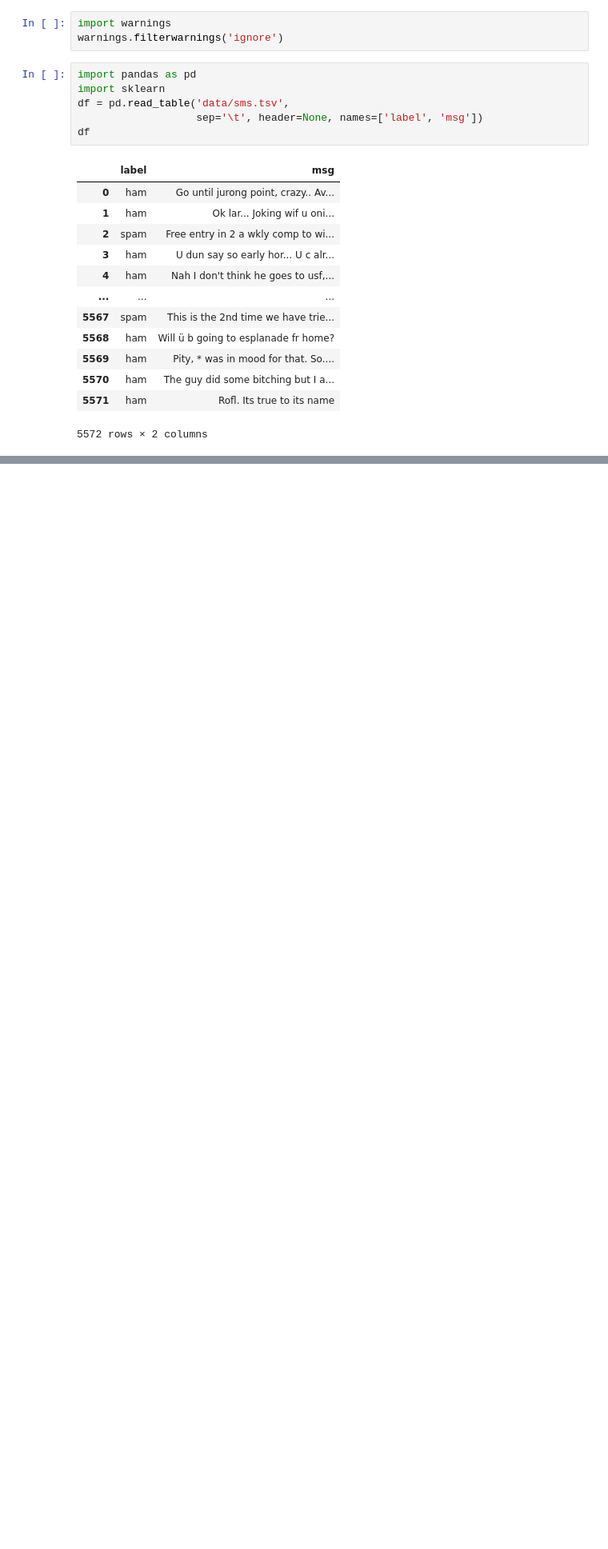
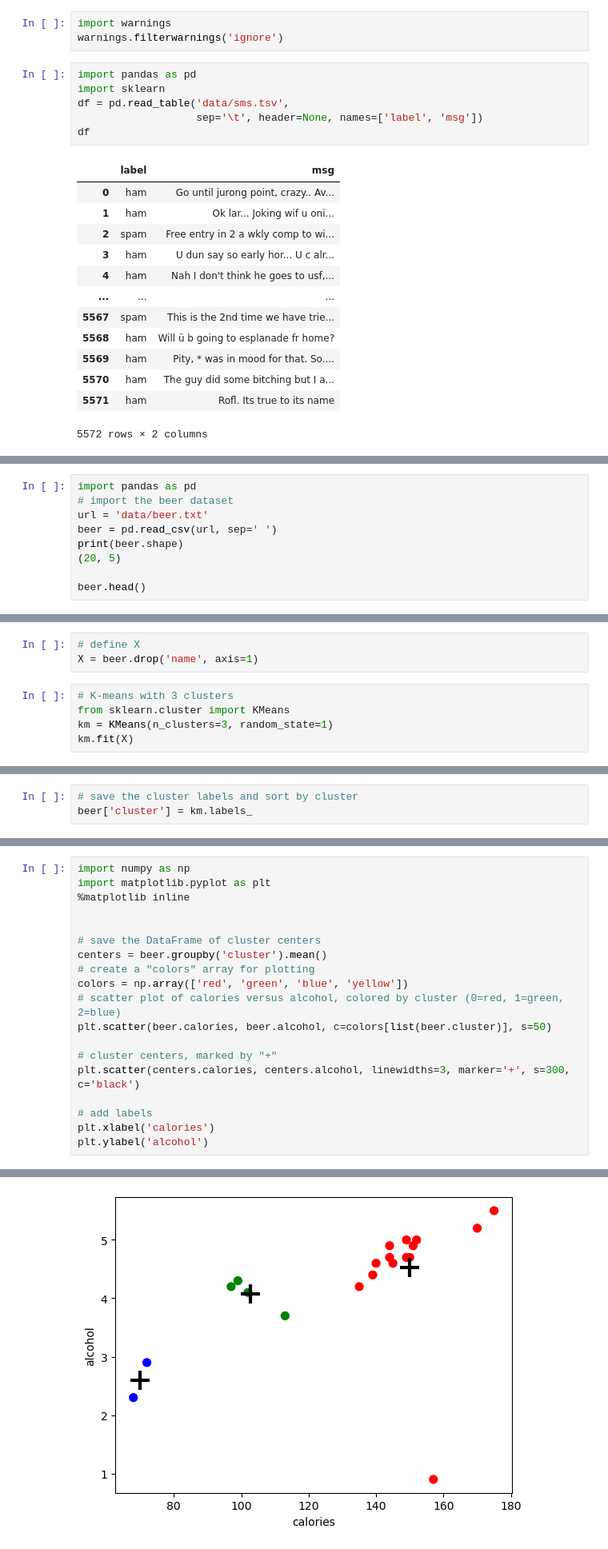
Before and after one commit to LuYuanGao1017/dataScience, a Jupyter notebook: 11_prophecy_in_the_tree.ipynb, the cells around one changed output, grey strips where cells are left out. Shown: that part at 80% size. Saved outputs shown, nothing was run; the diff lists cells and outputs as text; blank space fills up the shorter version.

```diff
--- a/11_prophecy_in_the_tree.ipynb
+++ b/11_prophecy_in_the_tree.ipynb
@@ -23,0 +211,9 @@ df
+# %%
+import pandas as pd
+# import the beer dataset
+url = 'data/beer.txt'
+beer = pd.read_csv(url, sep=' ')
+print(beer.shape)
+(20, 5)
+
+beer.head()
@@ -23,0 +228,8 @@ df
+# %%
+# define X
+X = beer.drop('name', axis=1)
+# %%
+# K-means with 3 clusters
+from sklearn.cluster import KMeans
+km = KMeans(n_clusters=3, random_state=1)
+km.fit(X)
@@ -23,0 +238,3 @@ df
+# %%
+# save the cluster labels and sort by cluster
+beer['cluster'] = km.labels_
@@ -23,0 +250,20 @@ df
+# %%
+import numpy as np
+import matplotlib.pyplot as plt
+%matplotlib inline
+
+
+# save the DataFrame of cluster centers
+centers = beer.groupby('cluster').mean()
+# create a "colors" array for plotting
+colors = np.array(['red', 'green', 'blue', 'yellow'])
+# scatter plot of calories versus alcohol, colored by cluster (0=red, 1=green, 2=blue)
+plt.scatter(beer.calories, beer.alcohol, c=colors[list(beer.cluster)], s=50)
+
+# cluster centers, marked by "+"
+plt.scatter(centers.calories, centers.alcohol, linewidths=3, marker='+', s=300, c='black')
+
+# add labels
+plt.xlabel('calories')
+plt.ylabel('alcohol')
+# %% [output]
@@ -23,0 +271 @@ df
+[figure, added]
```
Also changed, not shown: parts of 38 cells of this notebook.
